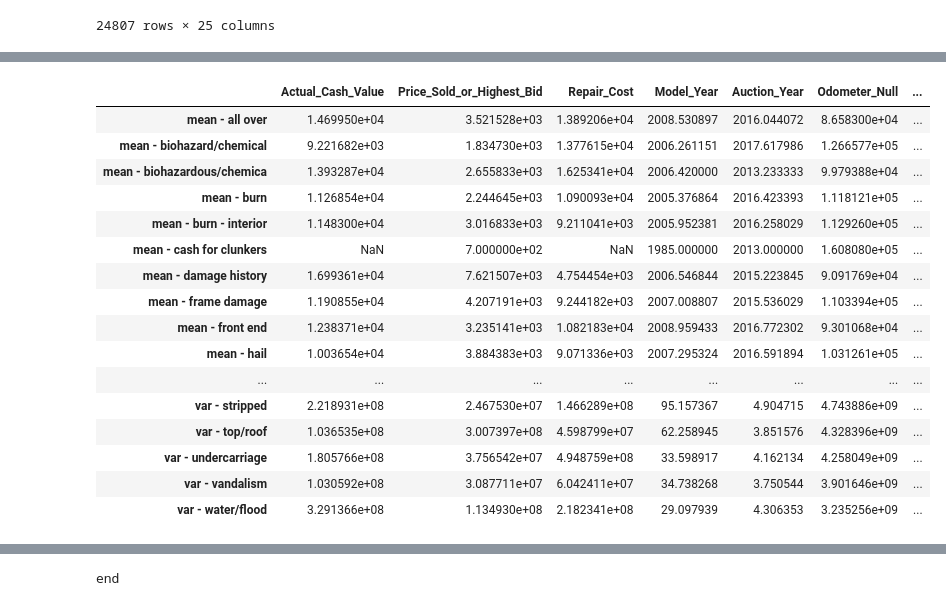
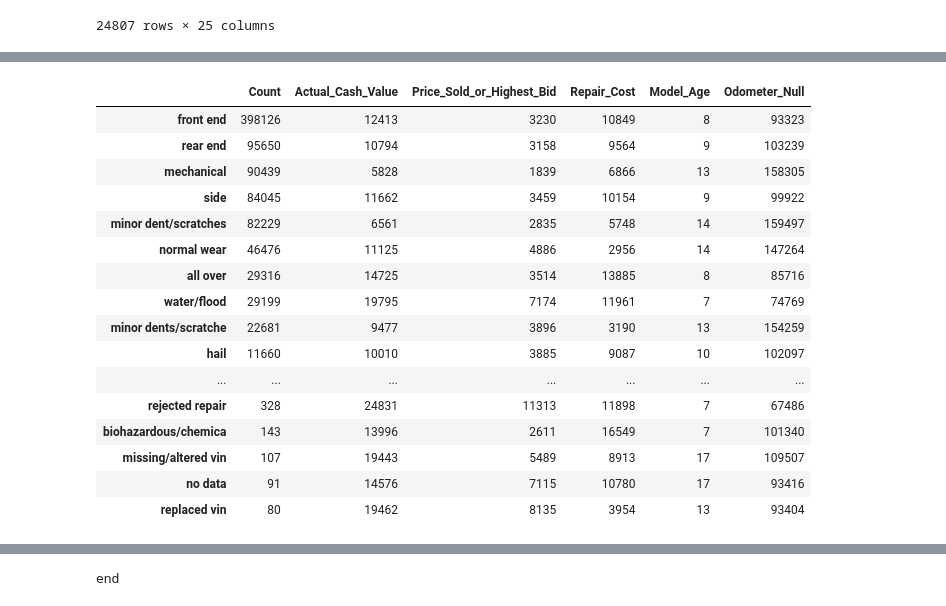
Before and after one commit to erv4gen/Research-Salvage-Autos, a Jupyter notebook: Structure-Input-SC-Data.ipynb, the cells around one changed output, grey strips where cells are left out. Drawn from its saved outputs; the diff is of its cells as text; code cells hidden in the pictures.

Commit message:
cond on damnage

```diff
--- a/Structure-Input-SC-Data.ipynb
+++ b/Structure-Input-SC-Data.ipynb
@@ -491,7 +495,7 @@ out_df = pd.merge(out_df,pd.read_csv(path_to_csv +'Us-zipcodes\\fips_codes.csv',
 # %%
 out_df.columns
 # %%
-# Temp.save_obj(out_df, 'out_df_working')
-# out_df.to_csv(path_to_temp_csv+'full_working_df.csv')
-out_df = Temp.load_obj('out_df_working')
+Temp.save_obj(out_df, 'out_df_working')
+out_df.to_csv(path_to_temp_csv+'full_working_df.csv')
+# out_df = Temp.load_obj('out_df_working')
 # %% [output]
@@ -1139,27 +1177,36 @@ prim_val_dist[:30]
 # %%
 #summary statistics conditions on Prim_Damage
 
-cond_on_primd = out_df.groupby('Prim_Damage').agg(['mean','var']).stack().sort_index(level=1)
-cond_on_primd.index = ['{} - {}'.format(j, i) for i, j in cond_on_primd.index]
-cond_on_primd
+cond_on_primd = out_df.groupby('Prim_Damage')[['Actual_Cash_Value','Price_Sold_or_Highest_Bid','Repair_Cost','Model_Age','Odometer_Null']].agg(['mean']).stack().sort_index(level=1)
+# cond_on_primd.index = ['{} - {}'.format(j, i) for i, j in cond_on_primd.index]
+cond_on_primd.index = [i for i, j in cond_on_primd.index]
+(cond_on_primd.join(out_df['Prim_Damage']
+.value_counts()
+.rename('Count')
+.to_frame())
+.sort_values(by='Count',ascending=False)
+.dropna()
+.astype(int)
+[['Count','Actual_Cash_Value',	'Price_Sold_or_Highest_Bid',	'Repair_Cost',	'Model_Age',	'Odometer_Null'	]]
+)
 # %% [output]
-|  | Actual_Cash_Value | Price_Sold_or_Highest_Bid | Repair_Cost | Model_Year | Auction_Year | Odometer_Null | ... |
-| mean - all over | 1.469950e+04 | 3.521528e+03 | 1.389206e+04 | 2008.530897 | 2016.044072 | 8.658300e+04 | ... |
-| mean - biohazard/chemical | 9.221682e+03 | 1.834730e+03 | 1.377615e+04 | 2006.261151 | 2017.617986 | 1.266577e+05 | ... |
-| mean - biohazardous/chemica | 1.393287e+04 | 2.655833e+03 | 1.625341e+04 | 2006.420000 | 2013.233333 | 9.979388e+04 | ... |
-| mean - burn | 1.126854e+04 | 2.244645e+03 | 1.090093e+04 | 2005.376864 | 2016.423393 | 1.118121e+05 | ... |
-| mean - burn - interior | 1.148300e+04 | 3.016833e+03 | 9.211041e+03 | 2005.952381 | 2016.258029 | 1.129260e+05 | ... |
-| mean - cash for clunkers | NaN | 7.000000e+02 | NaN | 1985.000000 | 2013.000000 | 1.608080e+05 | ... |
-| mean - damage history | 1.699361e+04 | 7.621507e+03 | 4.754454e+03 | 2006.546844 | 2015.223845 | 9.091769e+04 | ... |
-| mean - frame damage | 1.190855e+04 | 4.207191e+03 | 9.244182e+03 | 2007.008807 | 2015.536029 | 1.103394e+05 | ... |
-| mean - front end | 1.238371e+04 | 3.235141e+03 | 1.082183e+04 | 2008.959433 | 2016.772302 | 9.301068e+04 | ... |
-| mean - hail | 1.003654e+04 | 3.884383e+03 | 9.071336e+03 | 2007.295324 | 2016.591894 | 1.031261e+05 | ... |
-| ... | ... | ... | ... | ... | ... | ... | ... |
-| var - stripped | 2.218931e+08 | 2.467530e+07 | 1.466289e+08 | 95.157367 | 4.904715 | 4.743886e+09 | ... |
-| var - top/roof | 1.036535e+08 | 3.007397e+08 | 4.598799e+07 | 62.258945 | 3.851576 | 4.328396e+09 | ... |
-| var - undercarriage | 1.805766e+08 | 3.756542e+07 | 4.948759e+08 | 33.598917 | 4.162134 | 4.258049e+09 | ... |
-| var - vandalism | 1.030592e+08 | 3.087711e+07 | 6.042411e+07 | 34.738268 | 3.750544 | 3.901646e+09 | ... |
-| var - water/flood | 3.291366e+08 | 1.134930e+08 | 2.182341e+08 | 29.097939 | 4.306353 | 3.235256e+09 | ... |
+|  | Count | Actual_Cash_Value | Price_Sold_or_Highest_Bid | Repair_Cost | Model_Age | Odometer_Null |
+| front end | 398126 | 12413 | 3230 | 10849 | 8 | 93323 |
+| rear end | 95650 | 10794 | 3158 | 9564 | 9 | 103239 |
+| mechanical | 90439 | 5828 | 1839 | 6866 | 13 | 158305 |
+| side | 84045 | 11662 | 3459 | 10154 | 9 | 99922 |
+| minor dent/scratches | 82229 | 6561 | 2835 | 5748 | 14 | 159497 |
+| normal wear | 46476 | 11125 | 4886 | 2956 | 14 | 147264 |
+| all over | 29316 | 14725 | 3514 | 13885 | 8 | 85716 |
+| water/flood | 29199 | 19795 | 7174 | 11961 | 7 | 74769 |
+| minor dents/scratche | 22681 | 9477 | 3896 | 3190 | 13 | 154259 |
+| hail | 11660 | 10010 | 3885 | 9087 | 10 | 102097 |
+| ... | ... | ... | ... | ... | ... | ... |
+| rejected repair | 328 | 24831 | 11313 | 11898 | 7 | 67486 |
+| biohazardous/chemica | 143 | 13996 | 2611 | 16549 | 7 | 101340 |
+| missing/altered vin | 107 | 19443 | 5489 | 8913 | 17 | 109507 |
+| no data | 91 | 14576 | 7115 | 10780 | 17 | 93416 |
+| replaced vin | 80 | 19462 | 8135 | 3954 | 13 | 93404 |
 # %%
 #summary statistics conditions on Make
 
```
Also changed, not shown: parts of 8 cells of this notebook.
